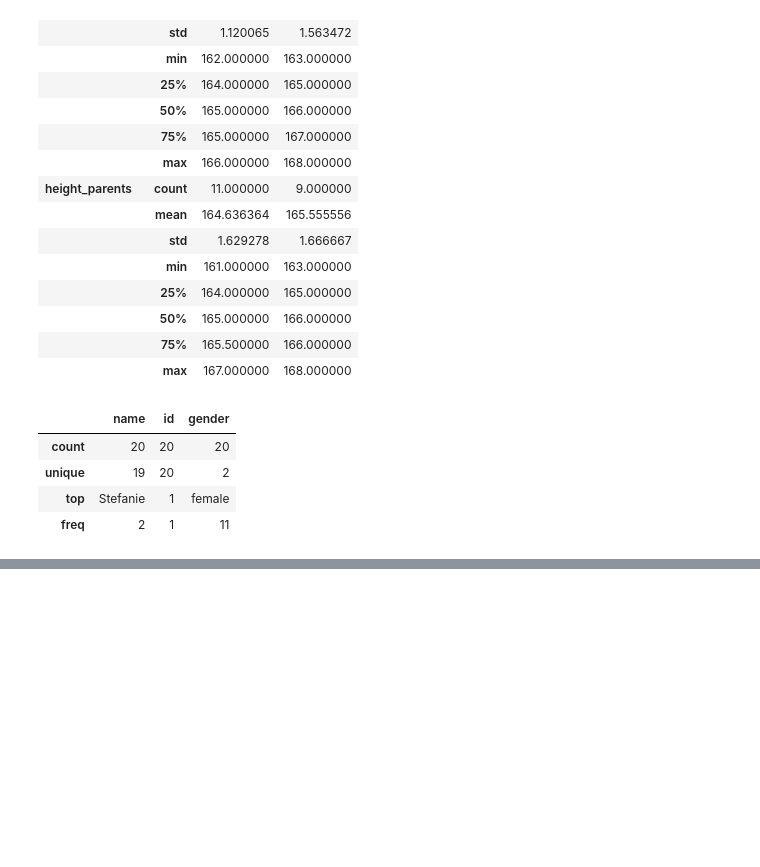
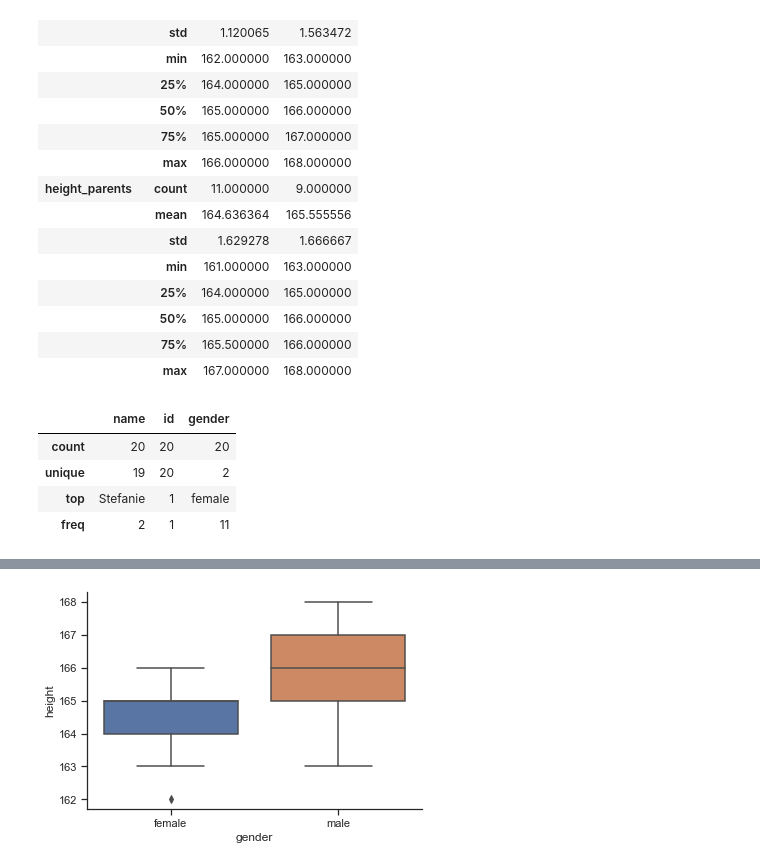
Before and after one commit to lenabinder1001/linear-regression, a Jupyter notebook: notebooks/linear-regression.ipynb, the cells around one changed output, grey strips where cells are left out. Saved outputs shown, nothing was run; the diff lists cells and outputs as text; code cells hidden in the pictures; blank space fills up the shorter version.

```diff
--- a/notebooks/linear-regression.ipynb
+++ b/notebooks/linear-regression.ipynb
@@ -131,0 +149,5 @@ df.describe(include=["category"])
+# %%
+# boxplot
+sns.boxplot(data=df, y="height", x="gender");
+# %% [output]
+[figure, added]
```
Also changed, not shown: parts of 5 cells of this notebook.
